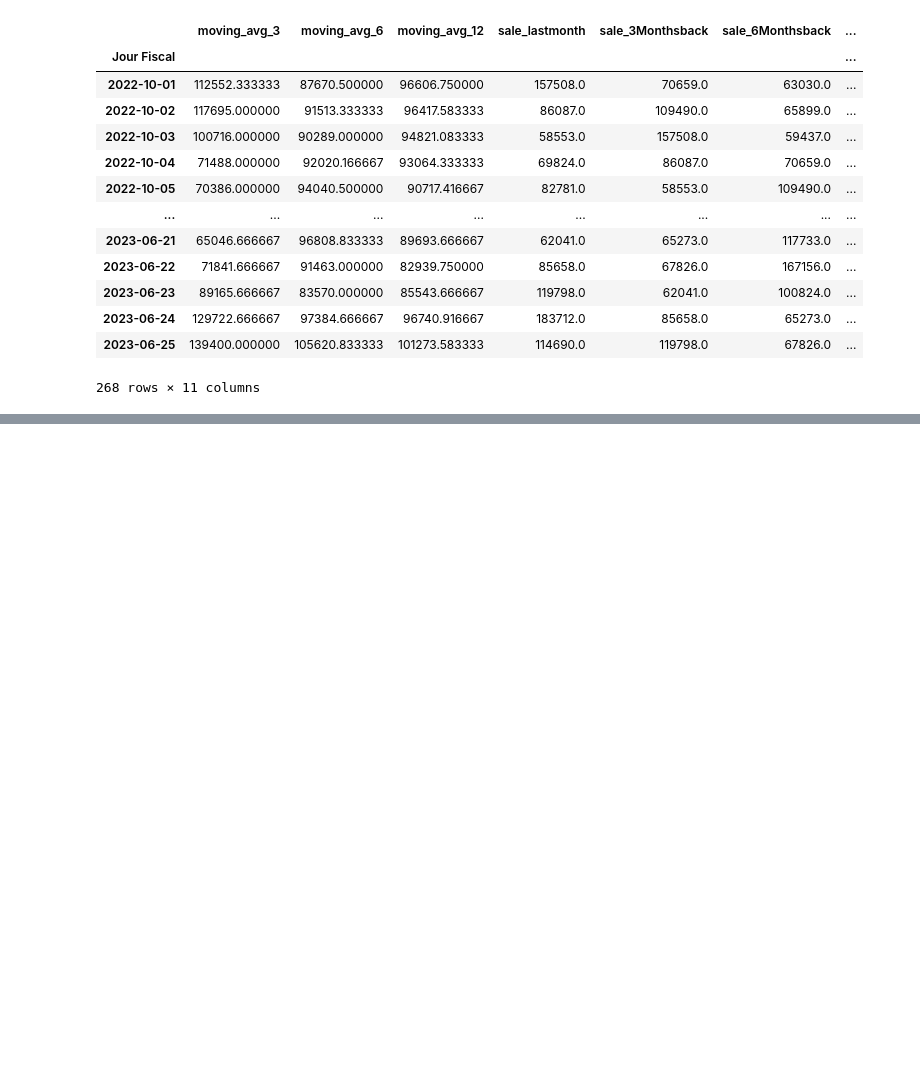
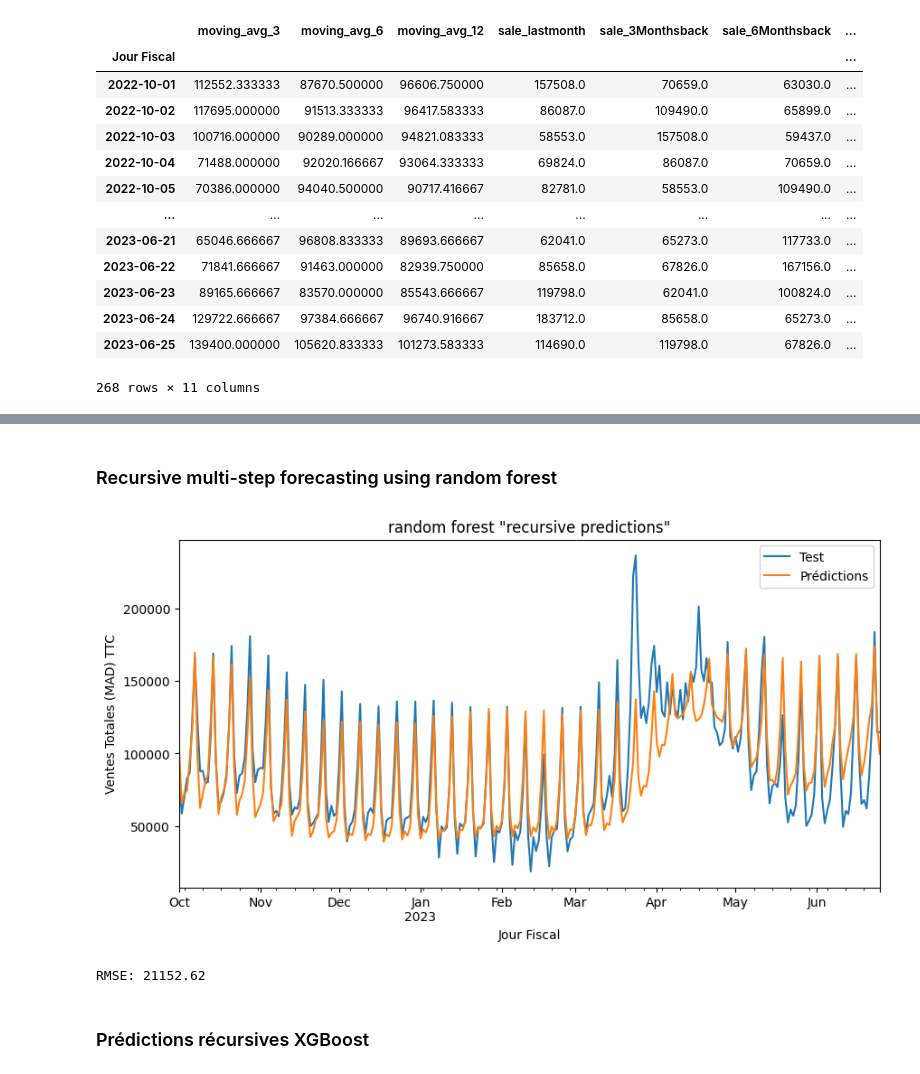
Before and after one commit to hafsaAit/Machine-learning-models, a Jupyter notebook: Models_Machine_learning.ipynb, the cells around one changed output, grey strips where cells are left out. Cells and saved outputs as stored; diff of their text form; code cells hidden in the pictures; blank space fills up the shorter version.

```diff
--- a/Models_Machine_learning.ipynb
+++ b/Models_Machine_learning.ipynb
@@ -319,0 +318,39 @@ plt.show()
+# %% [markdown]
+### Recursive multi-step forecasting using random forest
+# %%
+from skforecast.ForecasterAutoreg import ForecasterAutoreg
+
+forecaster = ForecasterAutoreg(
+    regressor=RandomForestRegressor(random_state=123),
+    lags=365
+)
+
+forecaster.fit(y=df_train['Ventes Totales TTC'])
+# %%
+# Prédictions
+steps = len(df_test)
+rf_recursive_predictions = forecaster.predict(steps=steps)
+# %%
+plt.figure(figsize=(10, 5))
+
+df_test['Ventes Totales TTC'].plot(label='Test')
+rf_recursive_predictions.plot(label='Prédictions')
+plt.xlabel('Jour Fiscal')
+plt.ylabel('Ventes Totales (MAD) TTC')
+plt.title('random forest "recursive predictions"')
+plt.legend()
+plt.show()
+# %% [output]
+[figure, added]
+# %%
+# @title RMSE
+
+mse_rf = mean_squared_error(y_true=y_test, y_pred=rf_recursive_predictions)
+rmse_rf = sqrt(mse_rf)
+rmse_rounded = round(rmse_rf, 2)
+
+print(f"RMSE: {rmse_rounded}")
+# %% [output]
+RMSE: 21152.62
+# %% [markdown]
+### Prédictions récursives XGBoost
```
Also changed, not shown: parts of 13 cells of this notebook.
